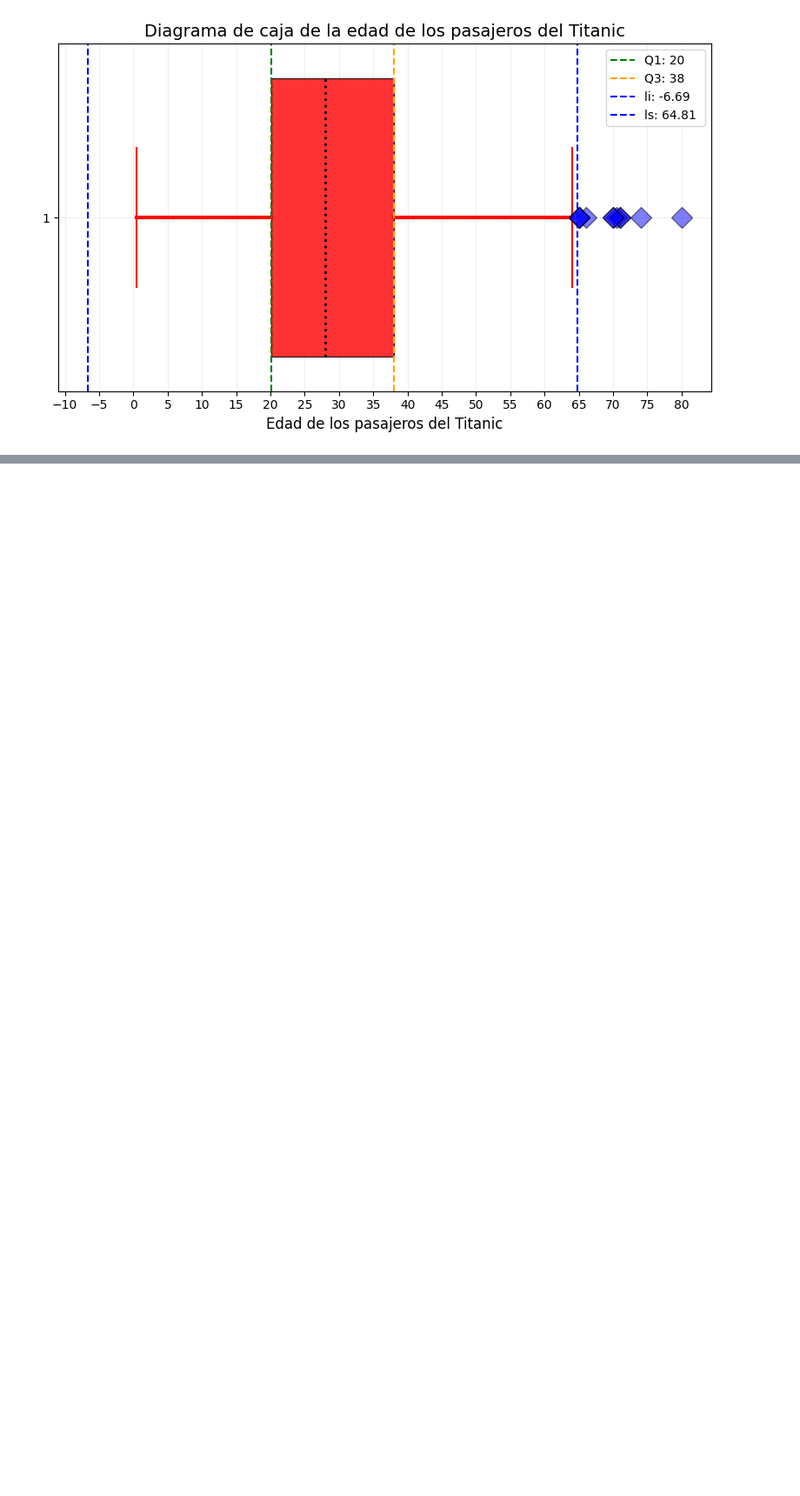
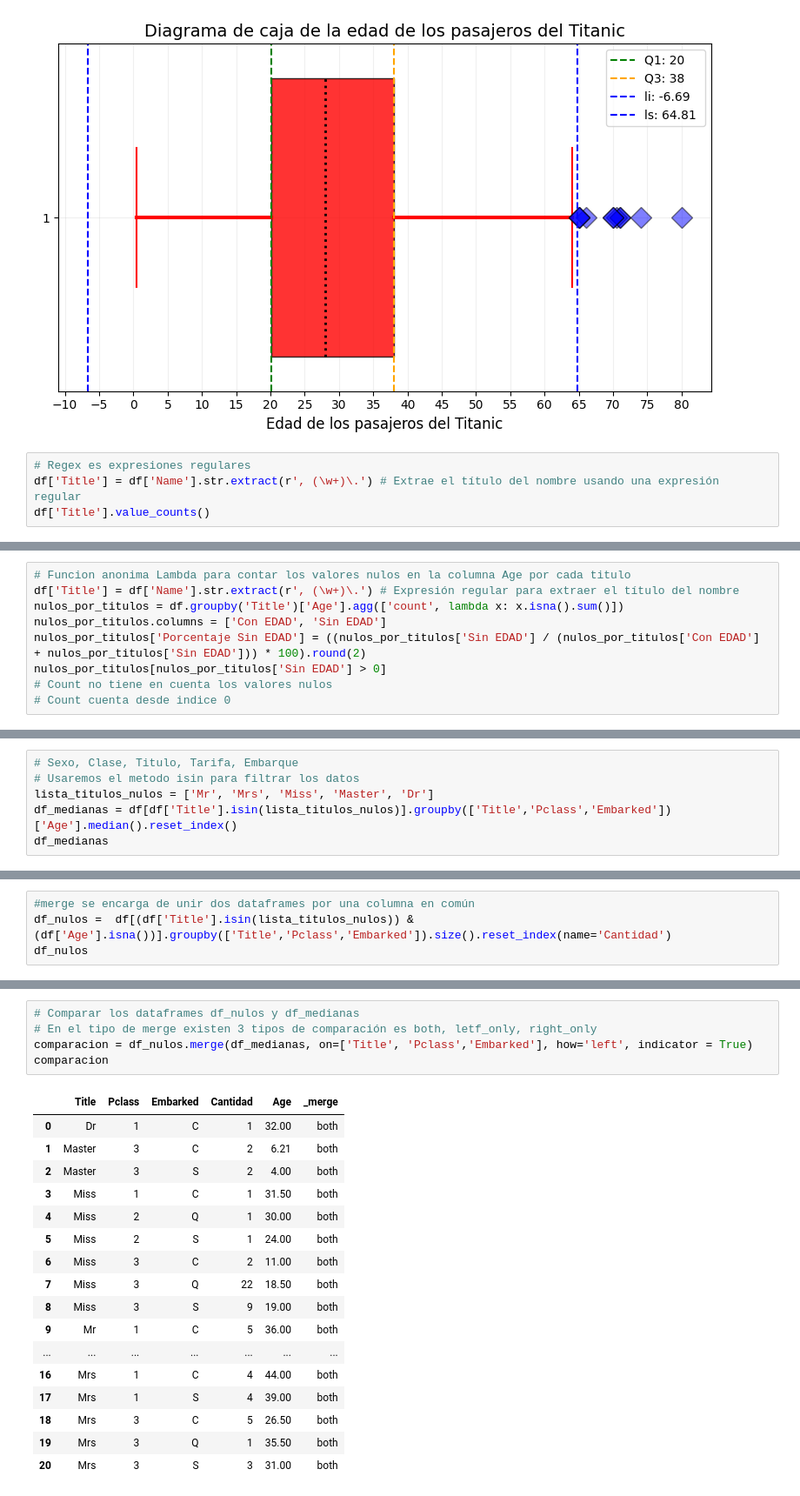
Before and after one commit to ander-coar/TitanicML, a Jupyter notebook: notebooks/01_eda.ipynb, the cells around one changed output, grey strips where cells are left out. Shown at 87% size. Saved outputs shown, nothing was run; the diff lists cells and outputs as text; blank space fills up the shorter version.

```diff
--- a/notebooks/01_eda.ipynb
+++ b/notebooks/01_eda.ipynb
@@ -205,3 +290,7 @@ plt.tight_layout() # ajusta el diseño para que no se corten los elementos
 plt.show() # es para mostrar el grafico en pantalla
 # %% [output]
 [figure]
+# %%
+# Regex es expresiones regulares
+df['Title'] = df['Name'].str.extract(r', (\w+)\.') # Extrae el título del nombre usando una expresión regular
+df['Title'].value_counts()
@@ -207,0 +316,9 @@ plt.show() # es para mostrar el grafico en pantalla
+# %%
+# Funcion anonima Lambda para contar los valores nulos en la columna Age por cada titulo
+df['Title'] = df['Name'].str.extract(r', (\w+)\.') # Expresión regular para extraer el título del nombre
+nulos_por_titulos = df.groupby('Title')['Age'].agg(['count', lambda x: x.isna().sum()])
+nulos_por_titulos.columns = ['Con EDAD', 'Sin EDAD']
+nulos_por_titulos['Porcentaje Sin EDAD'] = ((nulos_por_titulos['Sin EDAD'] / (nulos_por_titulos['Con EDAD'] + nulos_por_titulos['Sin EDAD'])) * 100).round(2)
+nulos_por_titulos[nulos_por_titulos['Sin EDAD'] > 0]
+# Count no tiene en cuenta los valores nulos
+# Count cuenta desde indice 0
@@ -207,0 +369,6 @@ plt.show() # es para mostrar el grafico en pantalla
+# %%
+# Sexo, Clase, Titulo, Tarifa, Embarque
+# Usaremos el metodo isin para filtrar los datos
+lista_titulos_nulos = ['Mr', 'Mrs', 'Miss', 'Master', 'Dr']
+df_medianas = df[df['Title'].isin(lista_titulos_nulos)].groupby(['Title','Pclass','Embarked'])['Age'].median().reset_index()
+df_medianas
@@ -207,0 +393,4 @@ plt.show() # es para mostrar el grafico en pantalla
+# %%
+#merge se encarga de unir dos dataframes por una columna en común
+df_nulos =  df[(df['Title'].isin(lista_titulos_nulos)) & (df['Age'].isna())].groupby(['Title','Pclass','Embarked']).size().reset_index(name='Cantidad')
+df_nulos
@@ -207,0 +415,23 @@ plt.show() # es para mostrar el grafico en pantalla
+# %%
+# Comparar los dataframes df_nulos y df_medianas
+# En el tipo de merge existen 3 tipos de comparación es both, letf_only, right_only
+comparacion = df_nulos.merge(df_medianas, on=['Title', 'Pclass','Embarked'], how='left', indicator = True)
+comparacion
+# %% [output]
+|  | Title | Pclass | Embarked | Cantidad | Age | _merge |
+| 0 | Dr | 1 | C | 1 | 32.00 | both |
+| 1 | Master | 3 | C | 2 | 6.21 | both |
+| 2 | Master | 3 | S | 2 | 4.00 | both |
+| 3 | Miss | 1 | C | 1 | 31.50 | both |
+| 4 | Miss | 2 | Q | 1 | 30.00 | both |
+| 5 | Miss | 2 | S | 1 | 24.00 | both |
+| 6 | Miss | 3 | C | 2 | 11.00 | both |
+| 7 | Miss | 3 | Q | 22 | 18.50 | both |
+| 8 | Miss | 3 | S | 9 | 19.00 | both |
+| 9 | Mr | 1 | C | 5 | 36.00 | both |
+| ... | ... | ... | ... | ... | ... | ... |
+| 16 | Mrs | 1 | C | 4 | 44.00 | both |
+| 17 | Mrs | 1 | S | 4 | 39.00 | both |
+| 18 | Mrs | 3 | C | 5 | 26.50 | both |
+| 19 | Mrs | 3 | Q | 1 | 35.50 | both |
+| 20 | Mrs | 3 | S | 3 | 31.00 | both |
```
Also changed, not shown: parts of 27 cells of this notebook, 2 other files.
